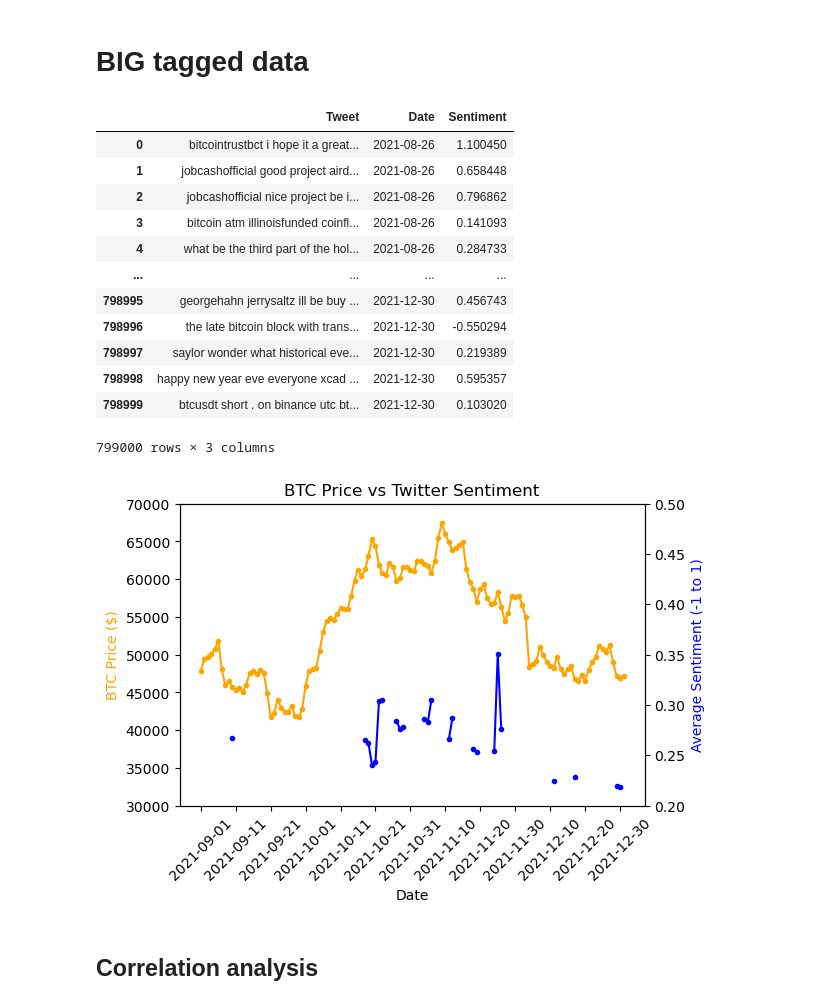
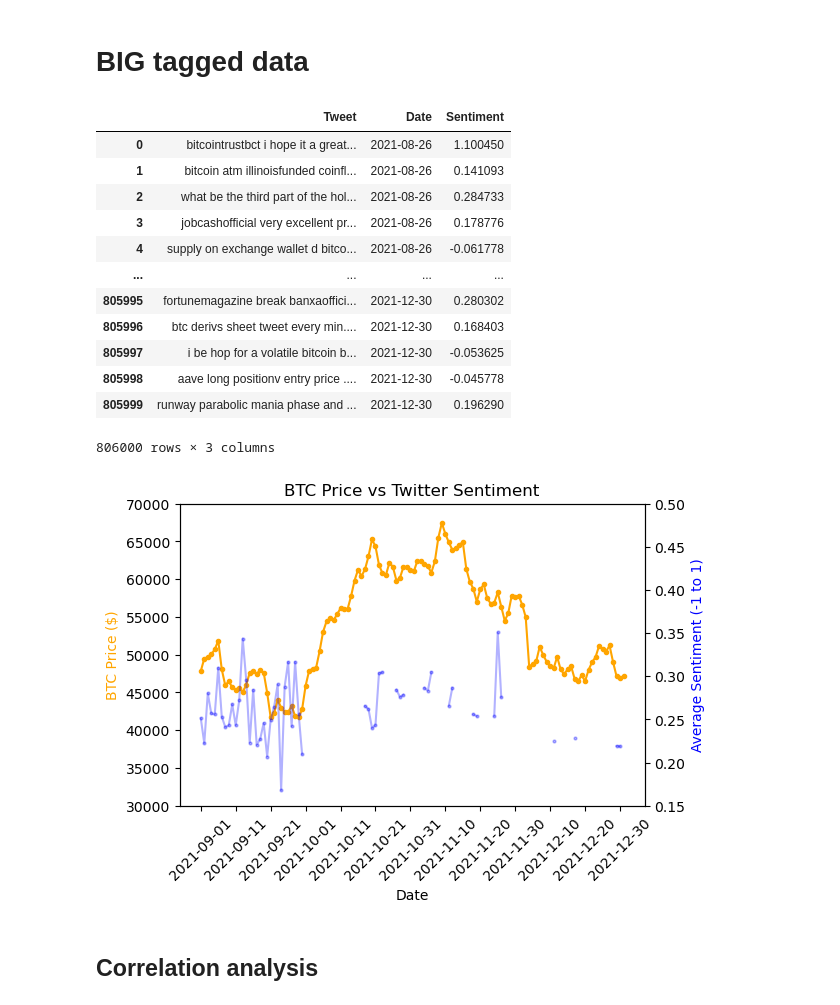
Before and after one commit to joshbrook/BTC-Sentiment-Analysis, a Jupyter notebook: graphing.ipynb, the cells around one changed output. Saved outputs shown, nothing was run; the diff lists cells and outputs as text; code cells hidden in the pictures.

Commit message:
clean repo and add joined tagged data

```diff
--- a/graphing.ipynb
+++ b/graphing.ipynb
@@ -106,22 +106,22 @@ Seems mildly correlated?
 # %% [markdown]
 # BIG tagged data
 # %%
-big = pd.read_csv("data/big_tagged.csv").drop(columns=["Unnamed: 0"])
+big = pd.read_csv("data/joined_tagged.csv").drop(columns=["Unnamed: 0"])
 big
 # %% [output]
 |  | Tweet | Date | Sentiment |
 | 0 | bitcointrustbct i hope it a great... | 2021-08-26 | 1.100450 |
-| 1 | jobcashofficial good project aird... | 2021-08-26 | 0.658448 |
-| 2 | jobcashofficial nice project be i... | 2021-08-26 | 0.796862 |
-| 3 | bitcoin atm illinoisfunded coinfl... | 2021-08-26 | 0.141093 |
-| 4 | what be the third part of the hol... | 2021-08-26 | 0.284733 |
+| 1 | bitcoin atm illinoisfunded coinfl... | 2021-08-26 | 0.141093 |
+| 2 | what be the third part of the hol... | 2021-08-26 | 0.284733 |
+| 3 | jobcashofficial very excellent pr... | 2021-08-26 | 0.178776 |
+| 4 | supply on exchange wallet d bitco... | 2021-08-26 | -0.061778 |
 | ... | ... | ... | ... |
-| 798995 | georgehahn jerrysaltz ill be buy ... | 2021-12-30 | 0.456743 |
-| 798996 | the late bitcoin block with trans... | 2021-12-30 | -0.550294 |
-| 798997 | saylor wonder what historical eve... | 2021-12-30 | 0.219389 |
-| 798998 | happy new year eve everyone xcad ... | 2021-12-30 | 0.595357 |
-| 798999 | btcusdt short . on binance utc bt... | 2021-12-30 | 0.103020 |
+| 805995 | fortunemagazine break banxaoffici... | 2021-12-30 | 0.280302 |
+| 805996 | btc derivs sheet tweet every min.... | 2021-12-30 | 0.168403 |
+| 805997 | i be hop for a volatile bitcoin b... | 2021-12-30 | -0.053625 |
+| 805998 | aave long positionv entry price .... | 2021-12-30 | -0.045778 |
+| 805999 | runway parabolic mania phase and ... | 2021-12-30 | 0.196290 |
-799000 rows × 3 columns
+806000 rows × 3 columns
 # %%
 import datetime as dt
 
@@ -135,35 +135,35 @@ for i in range(122):
 # %%
 dates = pd.to_datetime(pd.Series(pd.date_range(start="2021-09-01",end="2021-12-31"))).dt.date
 
 # Combine figures into one dataframe
 df = pd.DataFrame({"Date": dates, "BTC Price": avgs, "Sentiment": sents})
 
 # Price line
 fig, ax1 = plt.subplots()
 ax1.plot(df.index, df['BTC Price'], color="orange",  marker=".", ms=6)
 
 # Sentiment line
 ax2 = ax1.twinx()
-ax2.plot(df.index, df['Sentiment'], color="blue", marker=".", ms=6)
+ax2.plot(df.index, df['Sentiment'], color="blue", marker=".", ms=4, alpha=0.3)
 
 # Formatting
 plt.title("BTC Price vs Twitter Sentiment")
 
 ax1.set_ylabel('BTC Price ($)', color="orange")
 ax2.set_ylabel('Average Sentiment (-1 to 1)', color="blue")
 ax1.set_xlabel('Date')
 
 ax1.set_ylim(30000,70000)
-ax2.set_ylim(0.2,0.5)
+ax2.set_ylim(0.15,0.5)
 
 ax1.xaxis.set_ticks(range(0, 122, 10))
 ax1.set_xticklabels(dates[::10], rotation=45)
 
 fig.set_dpi(100)
 
 plt.show()
 # %% [output]
-[figure, old version]
+[figure, new version]
 # %% [markdown]
 ## Correlation analysis
 # %%
```
Also changed, not shown: 10 other files.
